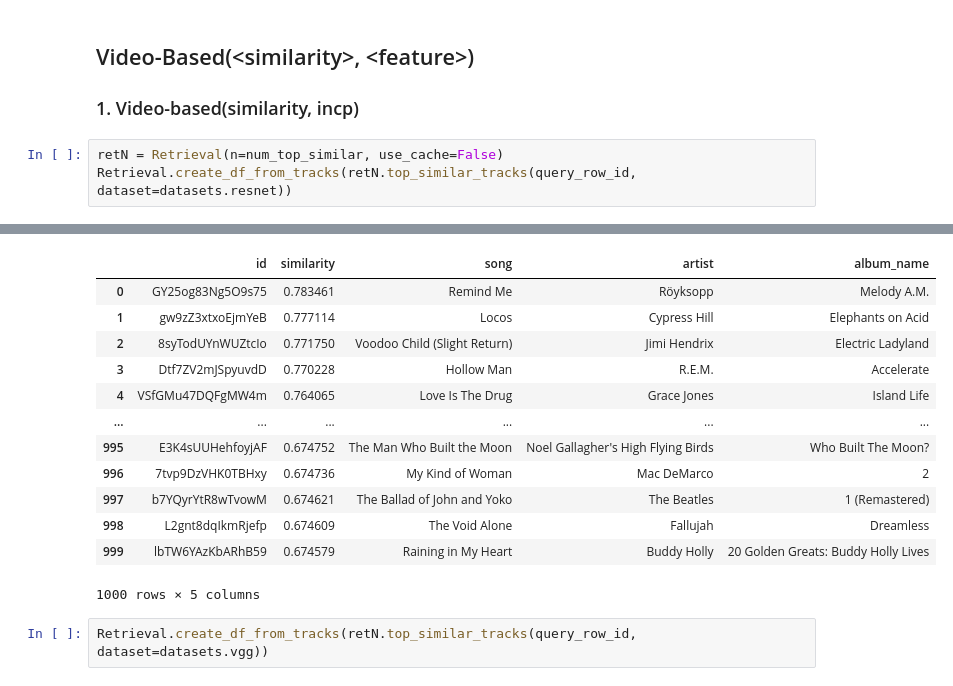
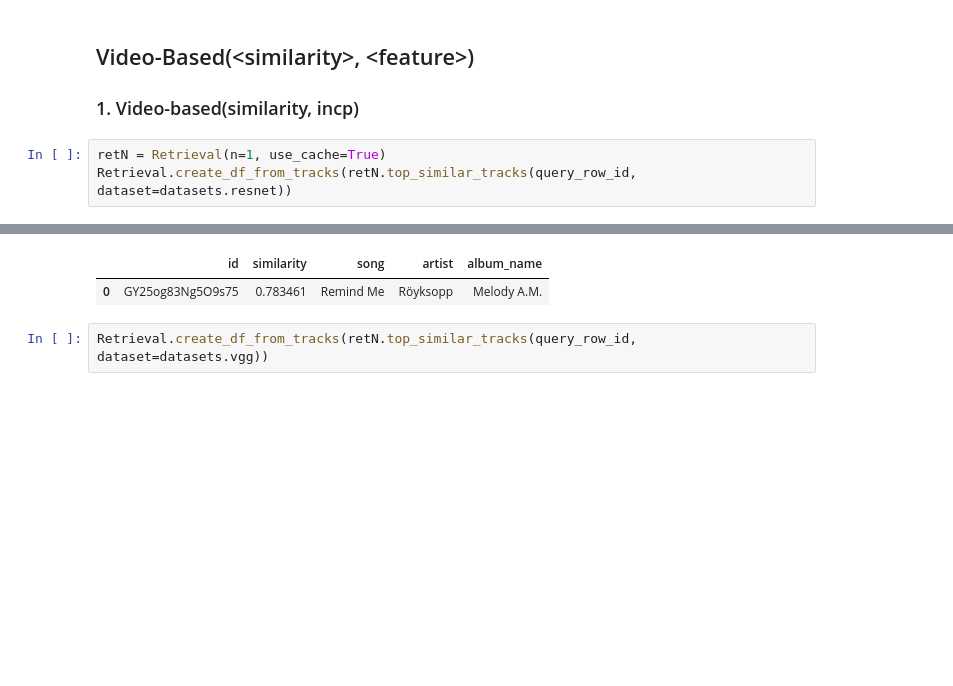
Before and after one commit to haraleib/MMSR_GroupB_WS23, a Jupyter notebook: Task 3_Group B.ipynb, the cells around one changed output, grey strips where cells are left out. Saved outputs shown, nothing was run; the diff lists cells and outputs as text; blank space fills up the shorter version.

```diff
--- a/Task 3_Group B.ipynb
+++ b/Task 3_Group B.ipynb
@@ -40,6 +37,6 @@ query, query_row_id = songs.prompt_song_query()
 ## Video-Based(\<similarity\>, \<feature\>)
 ### 1. Video-based(similarity, incp)
 # %%
-retN = Retrieval(n=num_top_similar, use_cache=False)
+retN = Retrieval(n=1, use_cache=True)
 Retrieval.create_df_from_tracks(retN.top_similar_tracks(query_row_id, dataset=datasets.resnet))
 # %% [output]
@@ -46,16 +44,5 @@ Retrieval.create_df_from_tracks(retN.top_similar_tracks(query_row_id, dataset=da
 |  | id | similarity | song | artist | album_name |
 | 0 | GY25og83Ng5O9s75 | 0.783461 | Remind Me | Röyksopp | Melody A.M. |
-| 1 | gw9zZ3xtxoEjmYeB | 0.777114 | Locos | Cypress Hill | Elephants on Acid |
-| 2 | 8syTodUYnWUZtcIo | 0.771750 | Voodoo Child (Slight Return) | Jimi Hendrix | Electric Ladyland |
-| 3 | Dtf7ZV2mJSpyuvdD | 0.770228 | Hollow Man | R.E.M. | Accelerate |
-| 4 | VSfGMu47DQFgMW4m | 0.764065 | Love Is The Drug | Grace Jones | Island Life |
-| ... | ... | ... | ... | ... | ... |
-| 995 | E3K4sUUHehfoyjAF | 0.674752 | The Man Who Built the Moon | Noel Gallagher's High Flying Birds | Who Built The Moon? |
-| 996 | 7tvp9DzVHK0TBHxy | 0.674736 | My Kind of Woman | Mac DeMarco | 2 |
-| 997 | b7YQyrYtR8wTvowM | 0.674621 | The Ballad of John and Yoko | The Beatles | 1 (Remastered) |
-| 998 | L2gnt8dqIkmRjefp | 0.674609 | The Void Alone | Fallujah | Dreamless |
-| 999 | lbTW6YAzKbARhB59 | 0.674579 | Raining in My Heart | Buddy Holly | 20 Golden Greats: Buddy Holly Lives |
-1000 rows × 5 columns
 # %%
 Retrieval.create_df_from_tracks(retN.top_similar_tracks(query_row_id, dataset=datasets.vgg))
 # %% [output]
```
Also changed, not shown: parts of 13 cells of this notebook, 7 other files.
